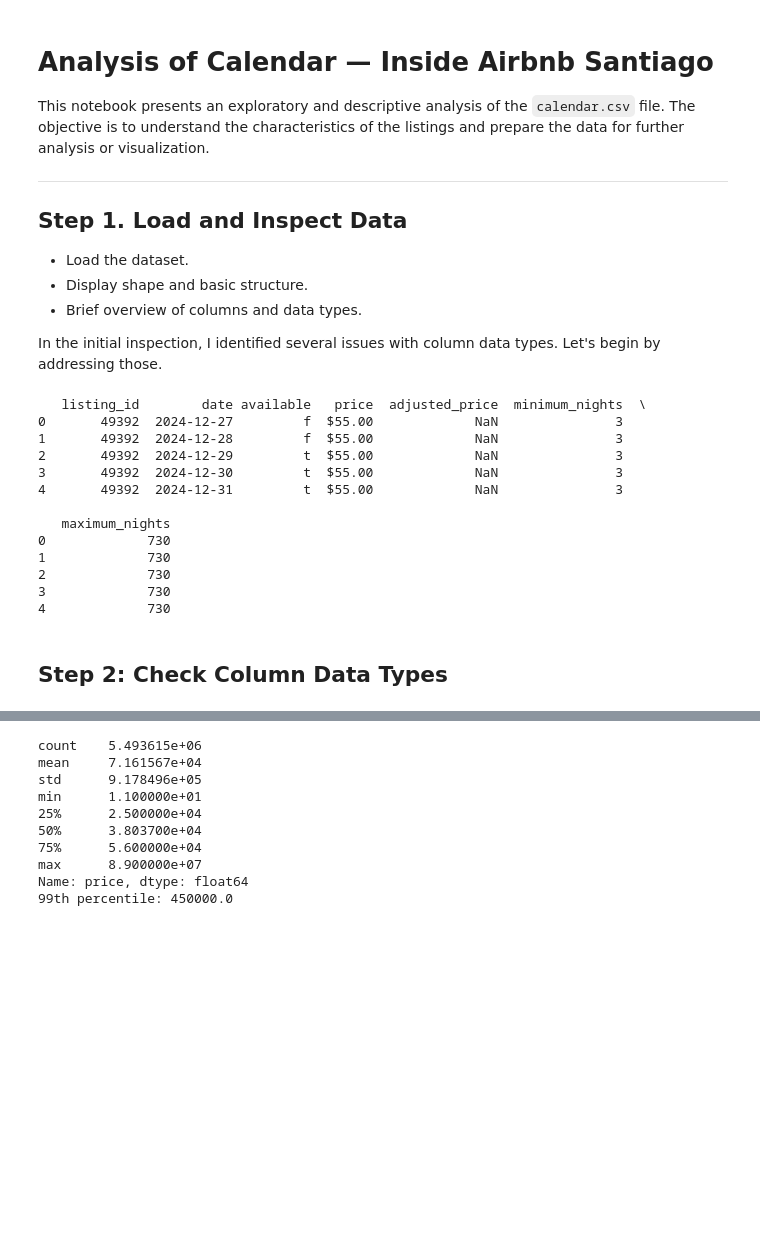
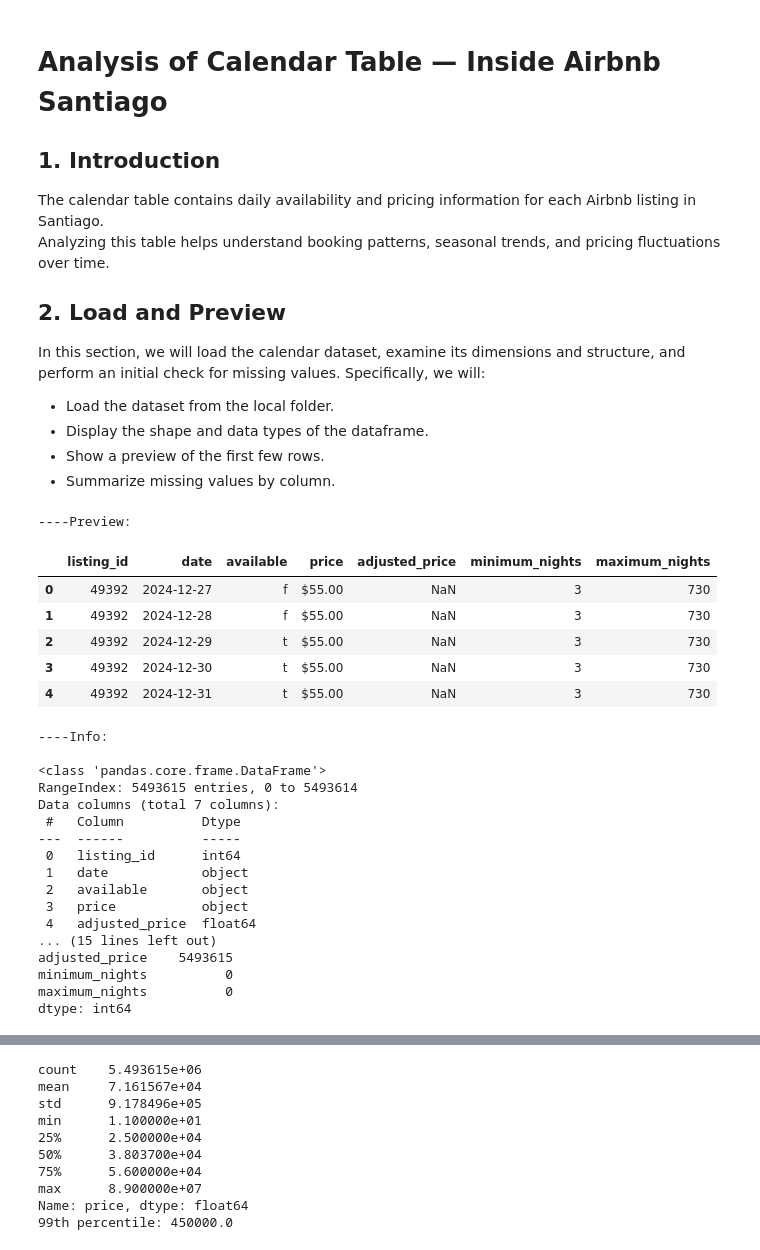
Before and after one commit to pmmaria/inside_airbnb, a Jupyter notebook: 02_analysis_calendar.ipynb, the cells around one changed output, grey strips where cells are left out. Drawn from its saved outputs; the diff is of its cells as text; code cells hidden in the pictures; blank space fills up the shorter version.

Commit message:
modified calendar analysis

```diff
--- a/02_analysis_calendar.ipynb
+++ b/02_analysis_calendar.ipynb
@@ -1,38 +1,60 @@
 # %% [markdown]
-# Analysis of Calendar — Inside Airbnb Santiago
+# Analysis of Calendar Table — Inside Airbnb Santiago
 
-This notebook presents an exploratory and descriptive analysis of the `calendar.csv` file. The objective is to understand the characteristics of the listings and prepare the data for further analysis or visualization.
+## 1. Introduction
 
----
+The calendar table contains daily availability and pricing information for each Airbnb listing in Santiago.
+Analyzing this table helps understand booking patterns, seasonal trends, and pricing fluctuations over time.
 
-## Step 1. Load and Inspect Data
-- Load the dataset.
-- Display shape and basic structure.
-- Brief overview of columns and data types.
+## 2. Load and Preview
+In this section, we will load the calendar dataset, examine its dimensions and structure, and perform an initial check for missing values. Specifically, we will:
 
-In the initial inspection, I identified several issues with column data types. Let's begin by addressing those.
+- Load the dataset from the local folder.
+- Display the shape and data types of the dataframe.
+- Show a preview of the first few rows.
+- Summarize missing values by column.
 # %%
 import pandas as pd
 
 # Load the calendar data from a gzipped CSV file
 df_calendar = pd.read_csv('santiago/calendar.csv.gz', compression='gzip')
 
 
 # Preview the data
-print(df_calendar.head())
+print("\n----Preview:\n")
+display(df_calendar.head())
+
+print("\n----Info:\n")
+df_calendar.info()
+
+print("\n----Shape:\n")
+print(df_calendar.shape)
+
+# Check for missing values
+print("\n----Missing Values:\n")
+print(df_calendar.isnull().sum())
 # %% [output]
-   listing_id        date available   price  adjusted_price  minimum_nights  \
-0       49392  2024-12-27         f  $55.00             NaN               3
-1       49392  2024-12-28         f  $55.00             NaN               3
-2       49392  2024-12-29         t  $55.00             NaN               3
-3       49392  2024-12-30         t  $55.00             NaN               3
-4       49392  2024-12-31         t  $55.00             NaN               3
-
-   maximum_nights
-0             730
-1             730
-2             730
-3             730
-4             730
+----Preview:
+|  | listing_id | date | available | price | adjusted_price | minimum_nights | maximum_nights |
+| 0 | 49392 | 2024-12-27 | f | $55.00 | NaN | 3 | 730 |
+| 1 | 49392 | 2024-12-28 | f | $55.00 | NaN | 3 | 730 |
+| 2 | 49392 | 2024-12-29 | t | $55.00 | NaN | 3 | 730 |
+| 3 | 49392 | 2024-12-30 | t | $55.00 | NaN | 3 | 730 |
+| 4 | 49392 | 2024-12-31 | t | $55.00 | NaN | 3 | 730 |
+----Info:
+
+<class 'pandas.core.frame.DataFrame'>
+RangeIndex: 5493615 entries, 0 to 5493614
+Data columns (total 7 columns):
+ #   Column          Dtype
+---  ------          -----
+ 0   listing_id      int64
+ 1   date            object
+ 2   available       object
+ 3   price           object
+ 4   adjusted_price  float64
+... (15 lines left out)
+adjusted_price    5493615
+minimum_nights          0
+maximum_nights          0
+dtype: int64
-# %% [markdown]
-## Step 2: Check Column Data Types
```
Also changed, not shown: parts of 14 cells of this notebook.
